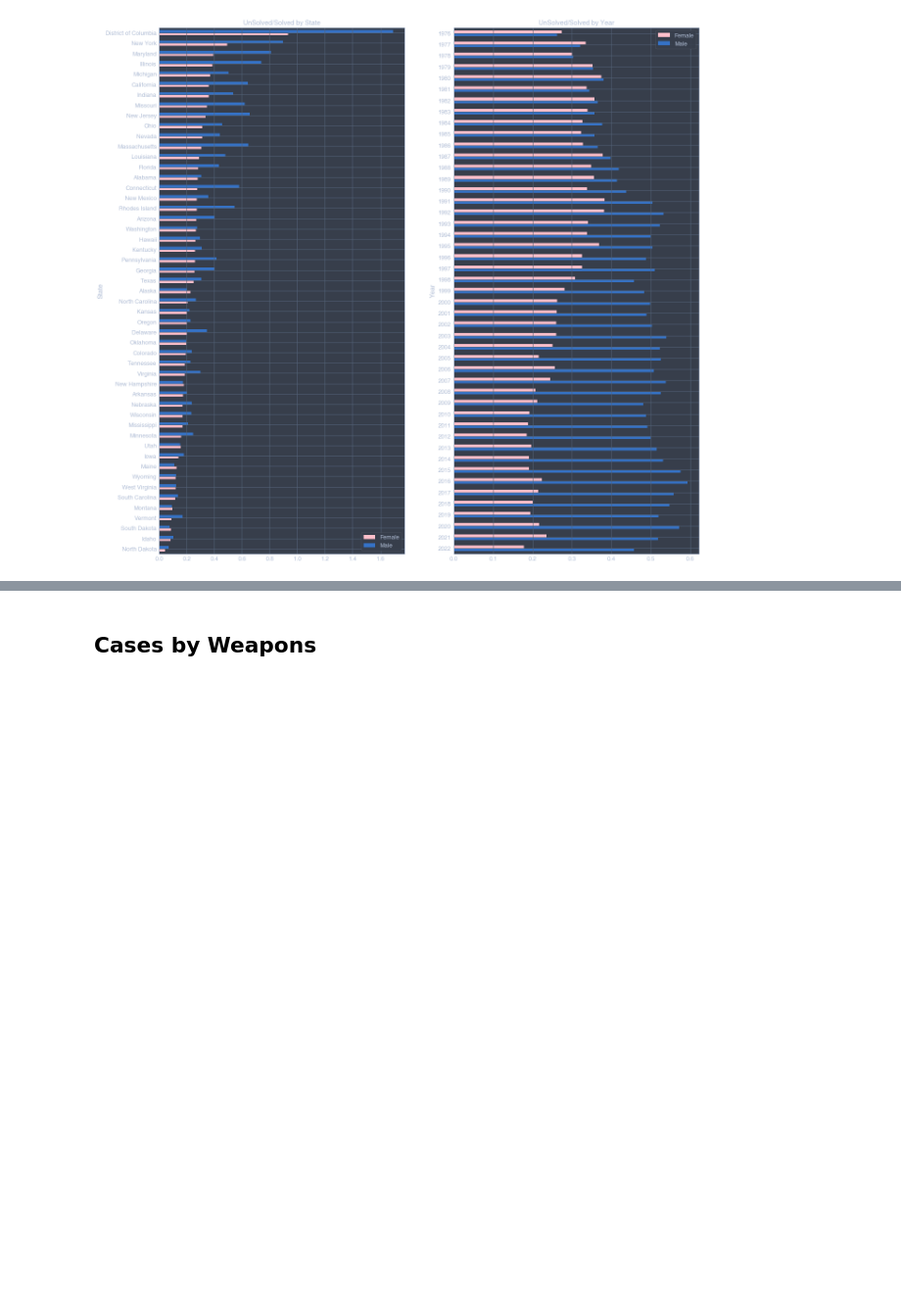
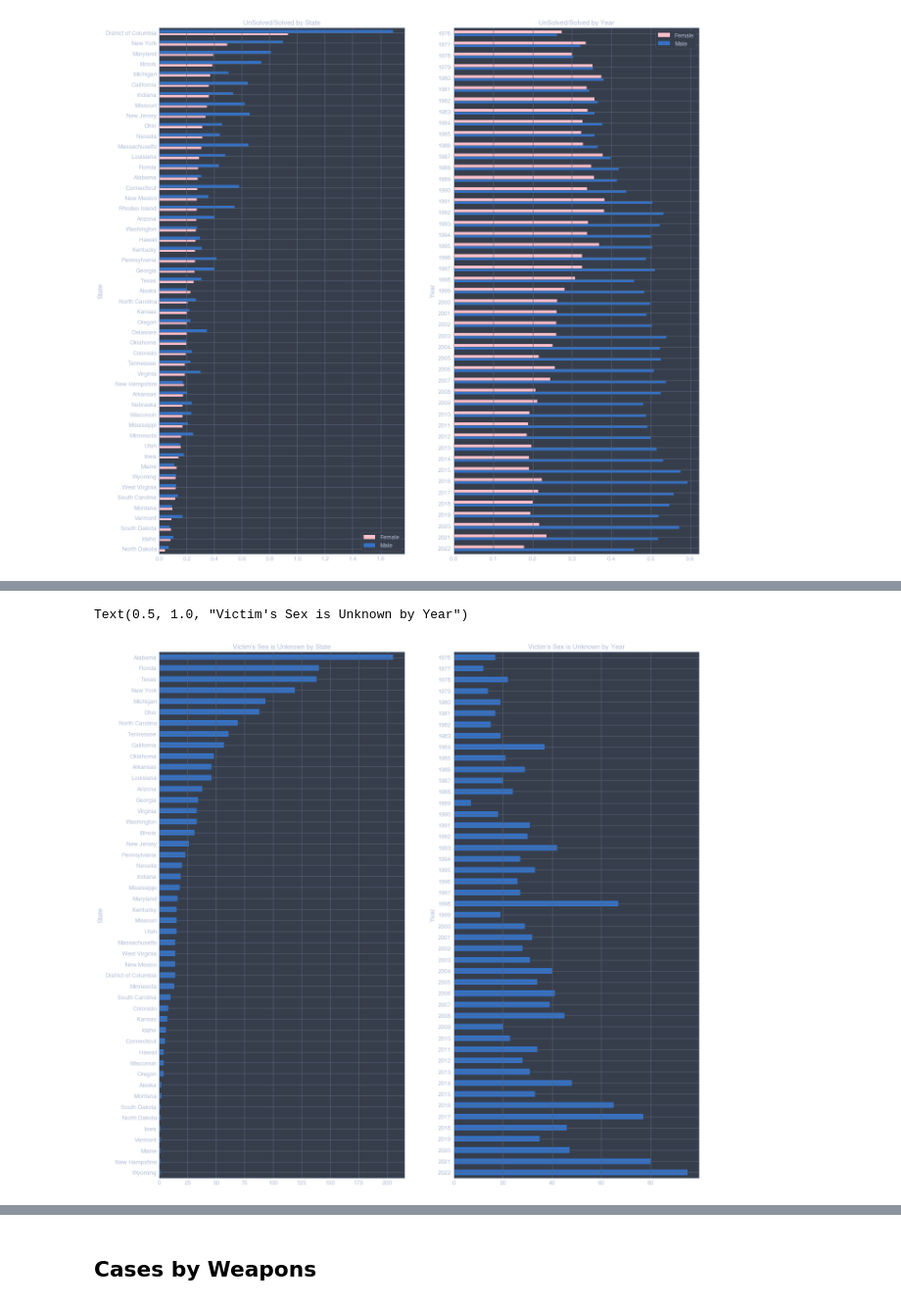
Before and after one commit to fadeeva/weird_projects, a Jupyter notebook: Serial_Killers/Data_from_MAP.ipynb, the cells around one changed output, grey strips where cells are left out. Shown at 98% size. Saved outputs shown, nothing was run; the diff lists cells and outputs as text; code cells hidden in the pictures; blank space fills up the shorter version.

```diff
--- a/Serial_Killers/Data_from_MAP.ipynb
+++ b/Serial_Killers/Data_from_MAP.ipynb
@@ -421,0 +438,19 @@ Text(0.5, 1.0, 'UnSolved/Solved by Year')
+# %%
+vic_sex_unknown_by_state = vic_sex_unknown.groupby('State')\
+                                          .count()\
+                                          .sort_values(by=['CNTYFIPS'],
+                                                       ascending=True)['CNTYFIPS']
+
+vic_sex_unknown_by_year = vic_sex_unknown.groupby('Year')\
+                                         .count()['CNTYFIPS']
+
+fig, ax = plt.subplots(1, 2, figsize=(21, 21))
+
+vic_sex_unknown_by_state.plot(kind='barh', ax=ax[0], color='b')
+ax[0].set_title('Victim\'s Sex is Unknown by State')
+
+vic_sex_unknown_by_year.plot(kind='barh', ax=ax[1], color='b').invert_yaxis()
+ax[1].set_title('Victim\'s Sex is Unknown by Year')
+# %% [output]
+Text(0.5, 1.0, "Victim's Sex is Unknown by Year")
+[figure, added]
```
Also changed, not shown: parts of 6 cells of this notebook.
